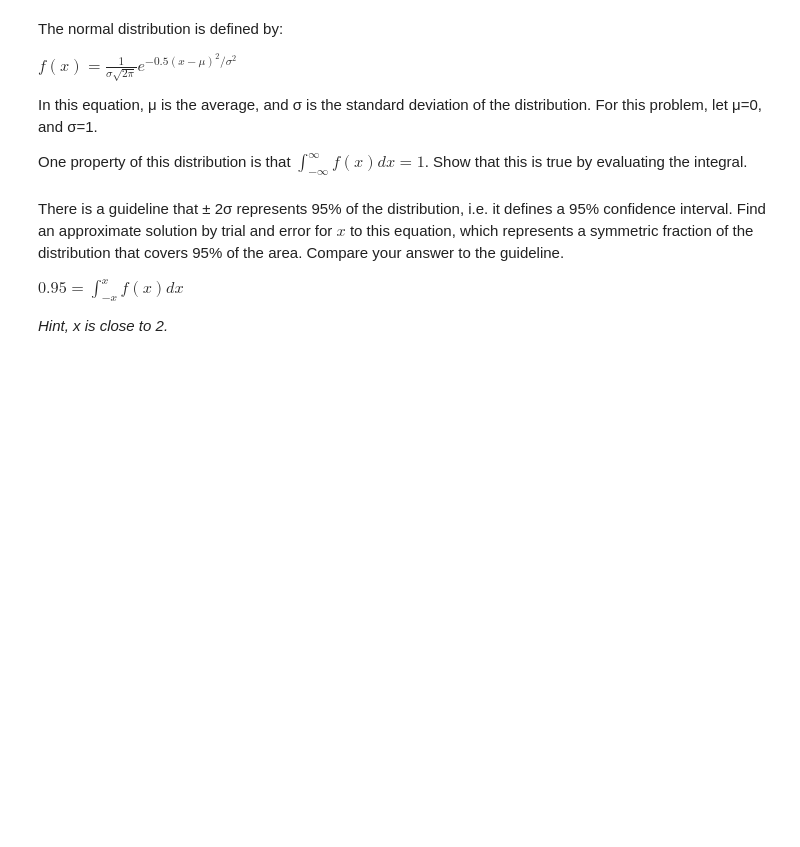
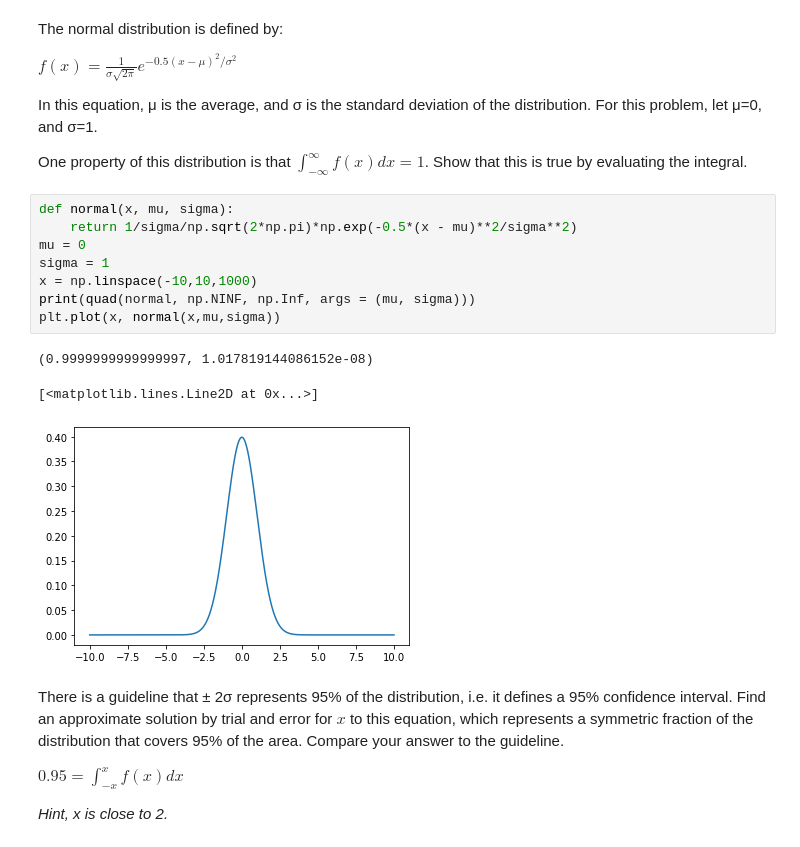
Before and after one commit to jqbond/f19-06623, a Jupyter notebook: lectures/02-practice-problems.ipynb, the cells around one changed output. Drawn from its saved outputs; the diff is of its cells as text; blank space fills up the shorter version.

```diff
--- a/lectures/02-practice-problems.ipynb
+++ b/lectures/02-practice-problems.ipynb
@@ -119,6 +160,18 @@ $f(x) = \frac{1}{\sigma \sqrt{2 \pi}} e^{-0.5 (x - \mu)^2/\sigma^2}$
 In this equation, &mu; is the average, and &sigma; is the standard deviation of the distribution. For this problem, let &mu;=0, and &sigma;=1.
 
 One property of this distribution is that $\int_{-\infty}^{\infty}  f(x) dx = 1$. Show that this is true by evaluating the integral.
+# %%
+def normal(x, mu, sigma):
+    return 1/sigma/np.sqrt(2*np.pi)*np.exp(-0.5*(x - mu)**2/sigma**2)
+mu = 0
+sigma = 1
+x = np.linspace(-10,10,1000)
+print(quad(normal, np.NINF, np.Inf, args = (mu, sigma)))
+plt.plot(x, normal(x,mu,sigma))
+# %% [output]
+(0.9999999999999997, 1.017819144086152e-08)
+[<matplotlib.lines.Line2D at 0x...>]
+[figure, added]
 # %% [markdown]
 There is a guideline that &plusmn; 2&sigma; represents 95% of the distribution, i.e. it defines a 95% confidence interval. Find an approximate solution by trial and error for $x$ to this equation, which represents a symmetric fraction of the distribution that covers 95% of the area. Compare your answer to the guideline.
 
```
Also changed, not shown: parts of 11 cells of this notebook, 1 other file.
